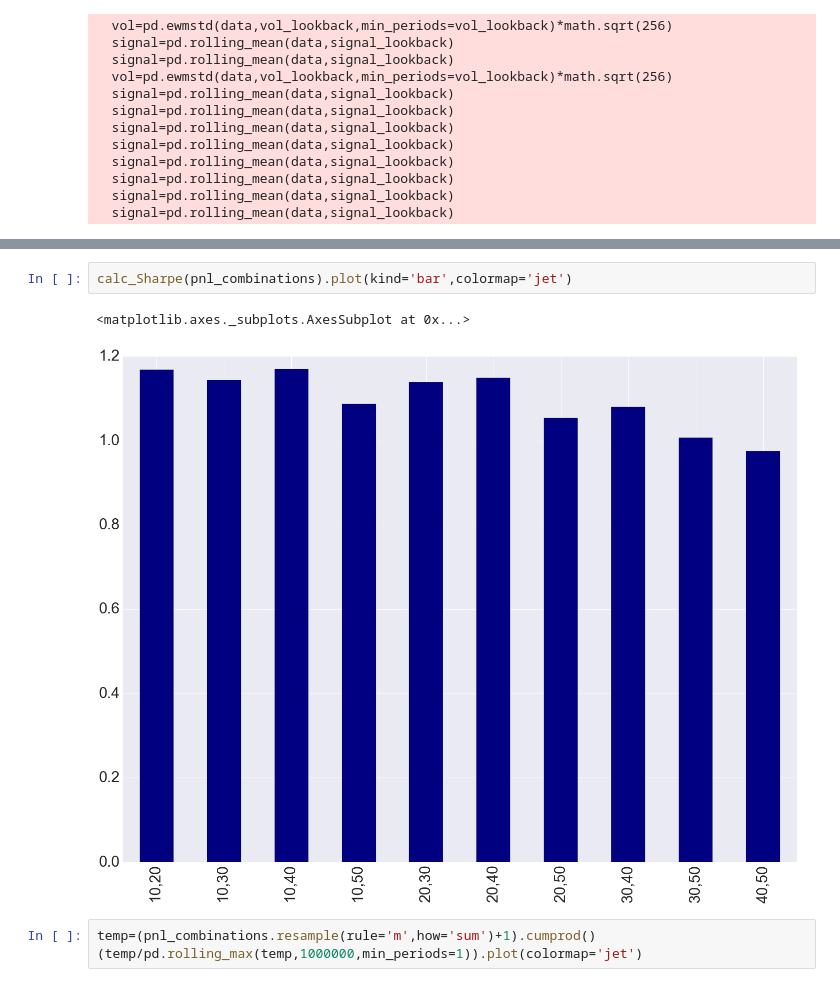
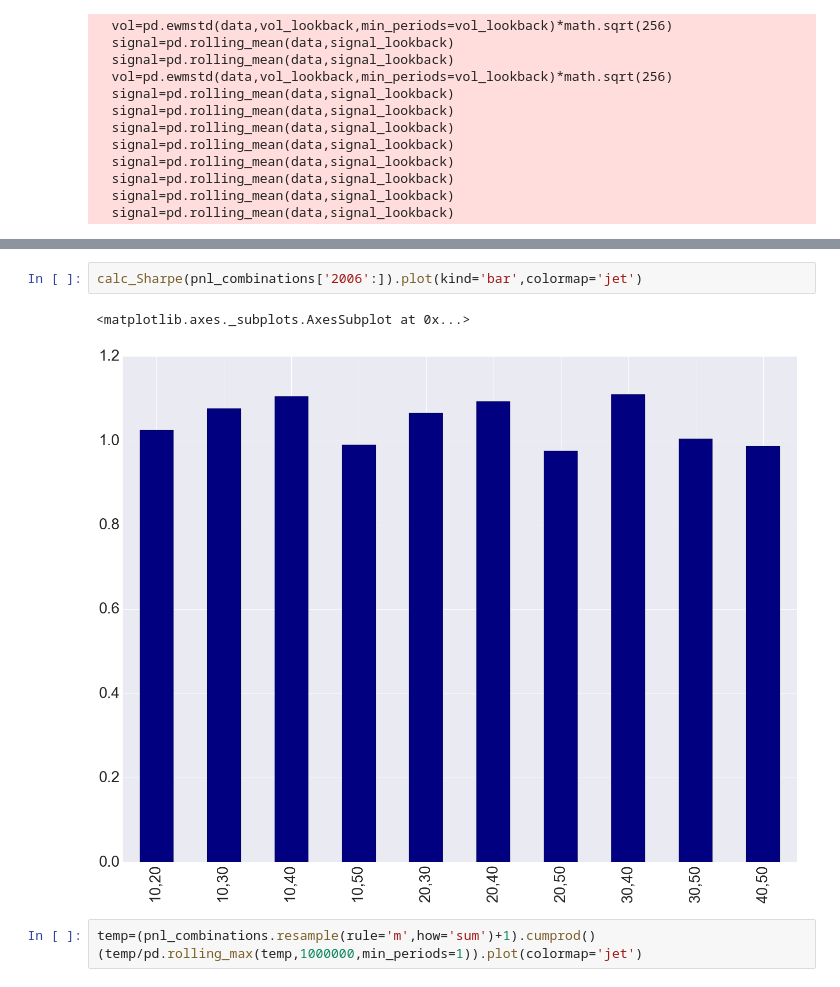
Before and after one commit to mrefermat/Project_C, a Jupyter notebook: Experimenting with multiple signals (parameter fitting).ipynb, the cells around one changed output, grey strips where cells are left out. Saved outputs shown, nothing was run; the diff lists cells and outputs as text.

```diff
--- a/Experimenting with multiple signals (parameter fitting).ipynb
+++ b/Experimenting with multiple signals (parameter fitting).ipynb
@@ -75,8 +75,8 @@ pnl_combinations.cumsum().plot(colormap='jet')
 # %%
-calc_Sharpe(pnl_combinations).plot(kind='bar',colormap='jet')
+calc_Sharpe(pnl_combinations['2006':]).plot(kind='bar',colormap='jet')
 # %% [output]
 <matplotlib.axes._subplots.AxesSubplot at 0x...>
-[figure, old version]
+[figure, new version]
 # %%
 temp=(pnl_combinations.resample(rule='m',how='sum')+1).cumprod()
 (temp/pd.rolling_max(temp,1000000,min_periods=1)).plot(colormap='jet')
```
Also changed, not shown: parts of 3 cells of this notebook, 2 other files.
